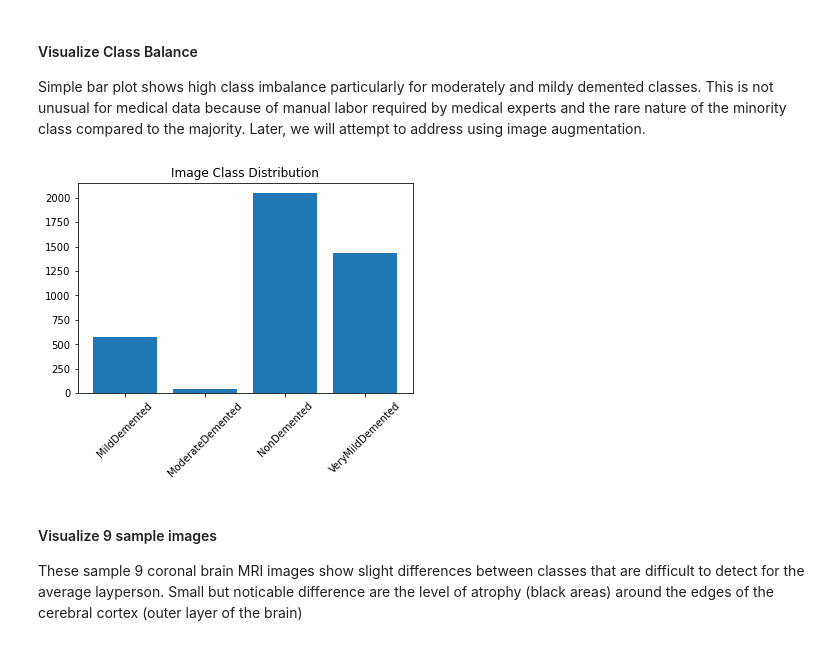
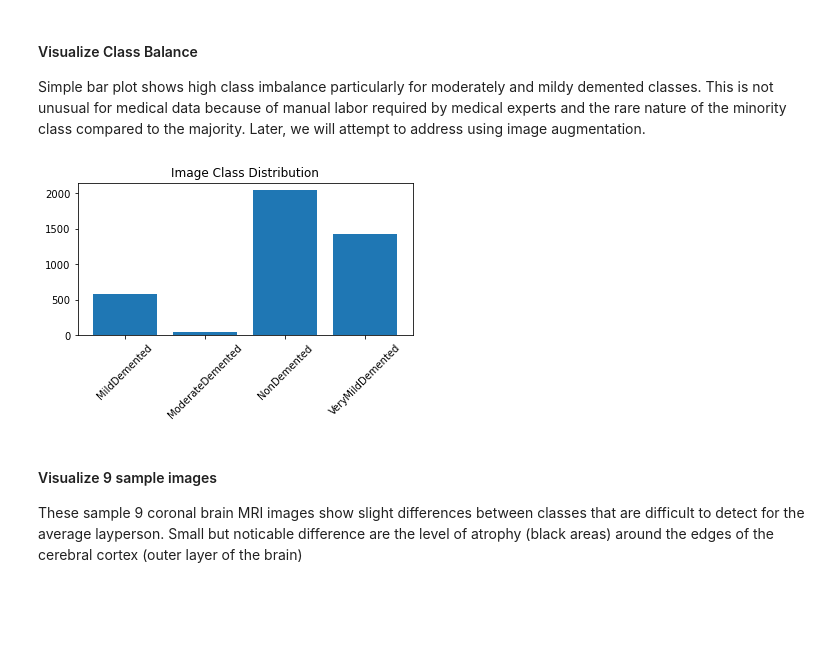
Before and after one commit to Jacobheyman702/Alzheimer_Image_classifier-, a Jupyter notebook: Image_analysis.ipynb, the cells around one changed output. Cells and saved outputs as stored; diff of their text form; code cells hidden in the pictures; blank space fills up the shorter version.

```diff
--- a/Image_analysis.ipynb
+++ b/Image_analysis.ipynb
@@ -74,11 +74,11 @@ Simple bar plot shows high class imbalance particularly for moderately and mildy
 # %%
 plt.bar(['MildDemented','ModerateDemented','NonDemented','VeryMildDemented'], sum(train_labels))
 plt.xticks(rotation=45)
 plt.title('Image Class Distribution');
-plt.gcf().subplots_adjust(bottom=0.15)
+plt.gcf().subplots_adjust(bottom=0.35)
 plt.savefig('./images/class_balance.png')
 # %% [output]
-[figure, old version]
+[figure, new version]
 # %% [markdown]
 #### Visualize 9 sample images
 
```
Also changed, not shown: parts of 4 cells of this notebook, 6 other files.
